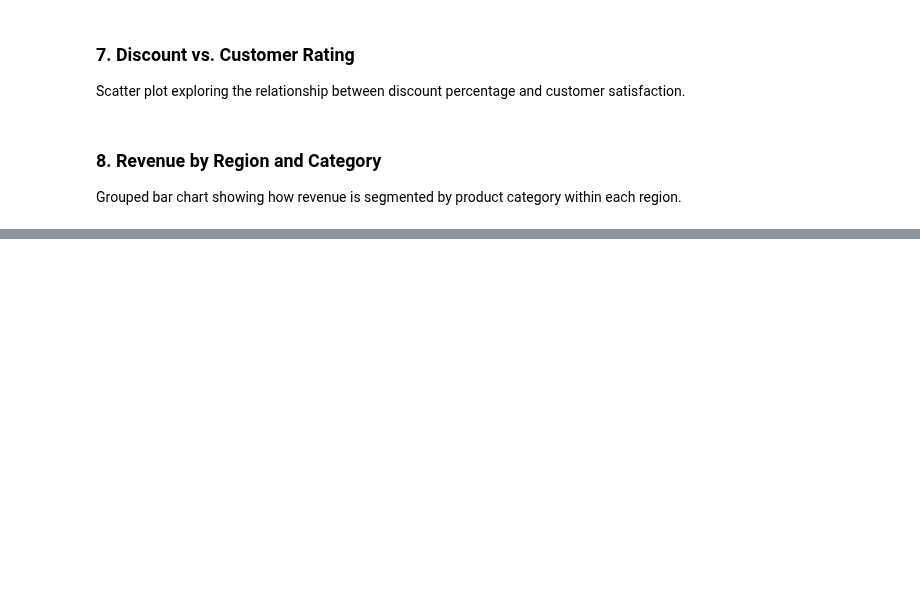
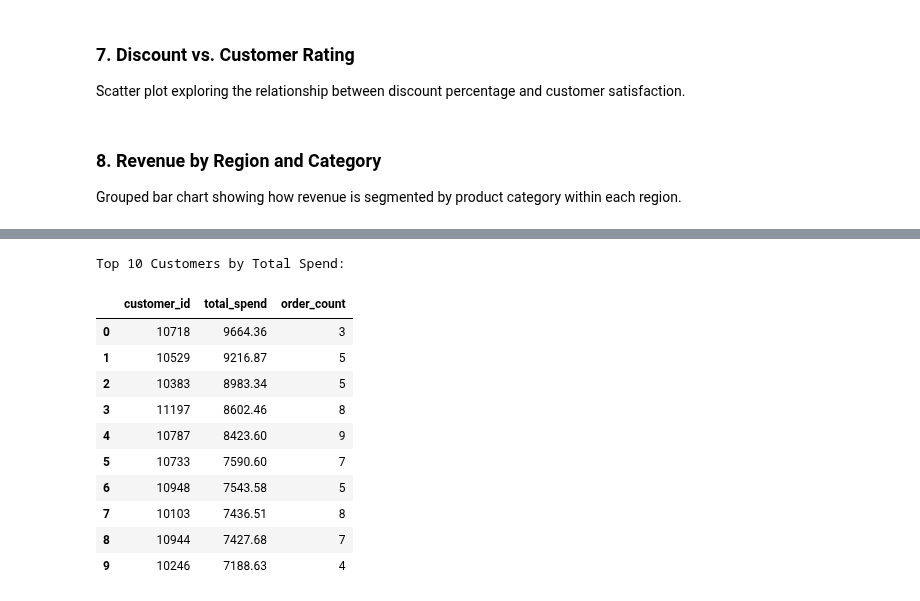
Before and after one commit to cURL-faraz/retail-insights-analytics, a Jupyter notebook: notebooks/retail_analysis.ipynb, the cells around one changed output, grey strips where cells are left out. Cells and saved outputs as stored; diff of their text form; code cells hidden in the pictures; blank space fills up the shorter version.

```diff
--- a/notebooks/retail_analysis.ipynb
+++ b/notebooks/retail_analysis.ipynb
@@ -1440,0 +1472,19 @@ plt.show()
+# %%
+customer_value_table = df.groupby('customer_id', as_index = False).agg(total_spend = ('total_price', 'sum'),
+                        order_count = ('order_id', 'count')).sort_values('total_spend', ascending = False).reset_index(drop = True)
+
+print("Top 10 Customers by Total Spend:")
+display(customer_value_table.head(10))
+# %% [output]
+Top 10 Customers by Total Spend:
+|  | customer_id | total_spend | order_count |
+| 0 | 10718 | 9664.36 | 3 |
+| 1 | 10529 | 9216.87 | 5 |
+| 2 | 10383 | 8983.34 | 5 |
+| 3 | 11197 | 8602.46 | 8 |
+| 4 | 10787 | 8423.60 | 9 |
+| 5 | 10733 | 7590.60 | 7 |
+| 6 | 10948 | 7543.58 | 5 |
+| 7 | 10103 | 7436.51 | 8 |
+| 8 | 10944 | 7427.68 | 7 |
+| 9 | 10246 | 7188.63 | 4 |
```
Also changed, not shown: parts of 4 cells of this notebook.
